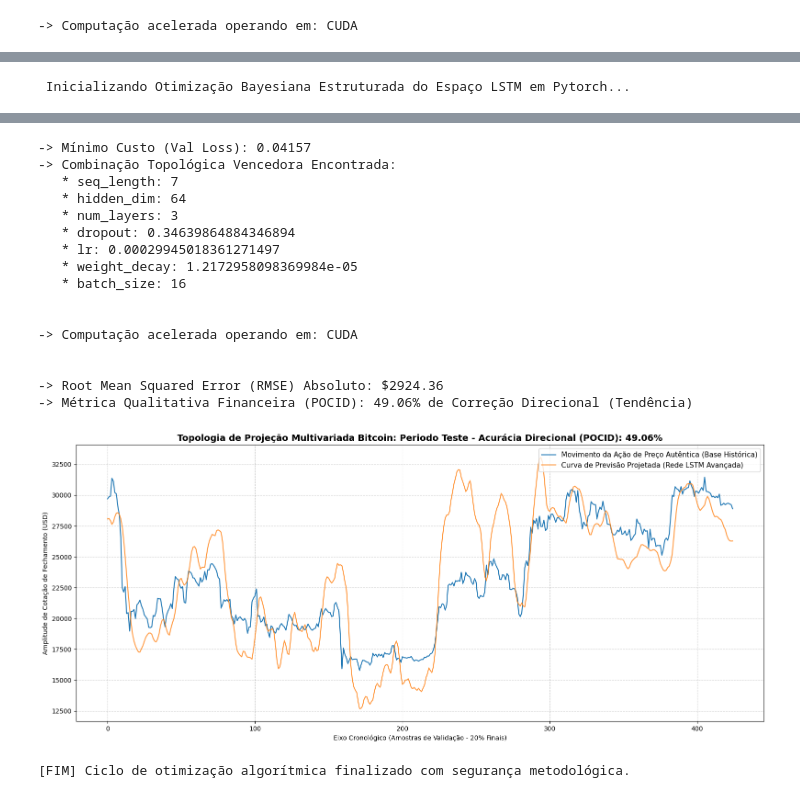
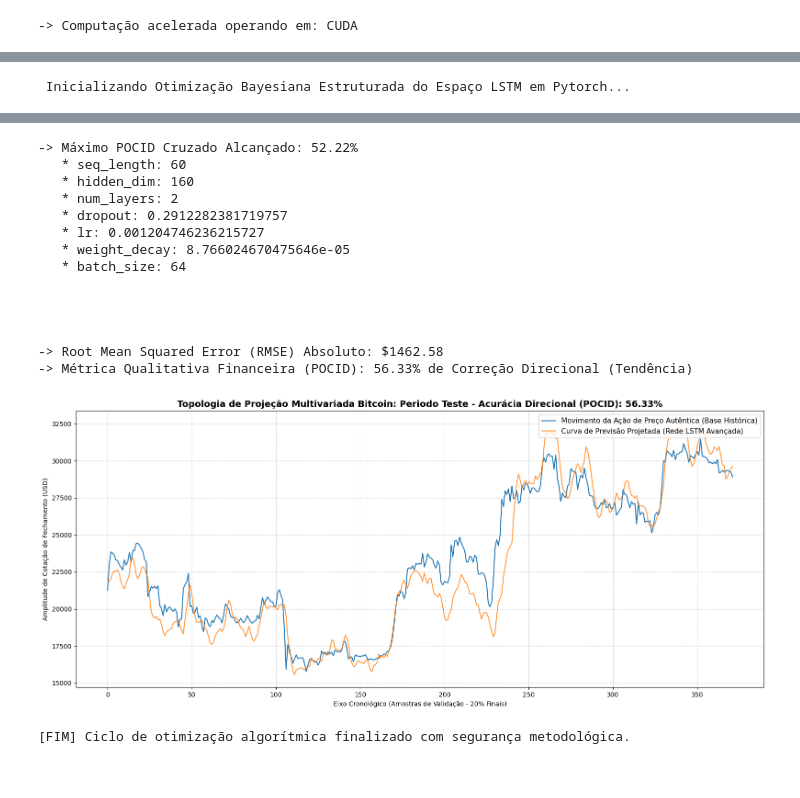
Before and after one commit to thomazcabral/projetos-if702, a Jupyter notebook: mini-projeto-2/Equipe_2_Miniprojeto_LSTM_bitcoins.ipynb, the cells around one changed output, grey strips where cells are left out. Saved outputs shown, nothing was run; the diff lists cells and outputs as text; code cells hidden in the pictures.

```diff
--- a/mini-projeto-2/Equipe_2_Miniprojeto_LSTM_bitcoins.ipynb
+++ b/mini-projeto-2/Equipe_2_Miniprojeto_LSTM_bitcoins.ipynb
@@ -336,15 +345,14 @@ def optuna_objective(trial):
 if __name__ == "__main__":
     print(" Inicializando Otimização Bayesiana Estruturada do Espaço LSTM em Pytorch...")
 
-    # Instância do Tracker de otimização minimizadora TPE Sampling do Optuna
-    study = optuna.create_study(direction='minimize', sampler=optuna.samplers.TPESampler(seed=42))
+    # Mude direction='minimize' para direction='maximize'
+    study = optuna.create_study(direction='maximize', sampler=optuna.samplers.TPESampler(seed=42))
 
-    # Numero de execuções para convergência da pesquisa paramétrica.
-    study.optimize(optuna_objective, n_trials=10)
+    # Pode manter o n_trials=100 ou mais
+    study.optimize(optuna_objective, n_trials=200)
 
     print("\n")
-    print(f"-> Mínimo Custo (Val Loss): {study.best_value:.5f}")
-    print("-> Combinação Topológica Vencedora Encontrada:")
+    print(f"-> Máximo POCID Cruzado Alcançado: {study.best_value:.2f}%")
 
     best_params = study.best_params
     for key, value in best_params.items():
@@ -394,20 +409,18 @@ if __name__ == "__main__":
--> Mínimo Custo (Val Loss): 0.04157
--> Combinação Topológica Vencedora Encontrada:
-   * seq_length: 7
-   * hidden_dim: 64
-   * num_layers: 3
-   * dropout: 0.34639864884346894
-   * lr: 0.00029945018361271497
-   * weight_decay: 1.2172958098369984e-05
-   * batch_size: 16
+-> Máximo POCID Cruzado Alcançado: 52.22%
+   * seq_length: 60
+   * hidden_dim: 160
+   * num_layers: 2
+   * dropout: 0.2912282381719757
+   * lr: 0.001204746236215727
+   * weight_decay: 8.766024670475646e-05
+   * batch_size: 64
 
 
--> Computação acelerada operando em: CUDA
 
 
--> Root Mean Squared Error (RMSE) Absoluto: $2924.36
--> Métrica Qualitativa Financeira (POCID): 49.06% de Correção Direcional (Tendência)
+-> Root Mean Squared Error (RMSE) Absoluto: $1462.58
+-> Métrica Qualitativa Financeira (POCID): 56.33% de Correção Direcional (Tendência)
-[figure, old version]
+[figure, new version]
 [FIM] Ciclo de otimização algorítmica finalizado com segurança metodológica.
 # %%
 import optuna.visualization as vis
```
Also changed, not shown: parts of 4 cells of this notebook, 3 other files.
